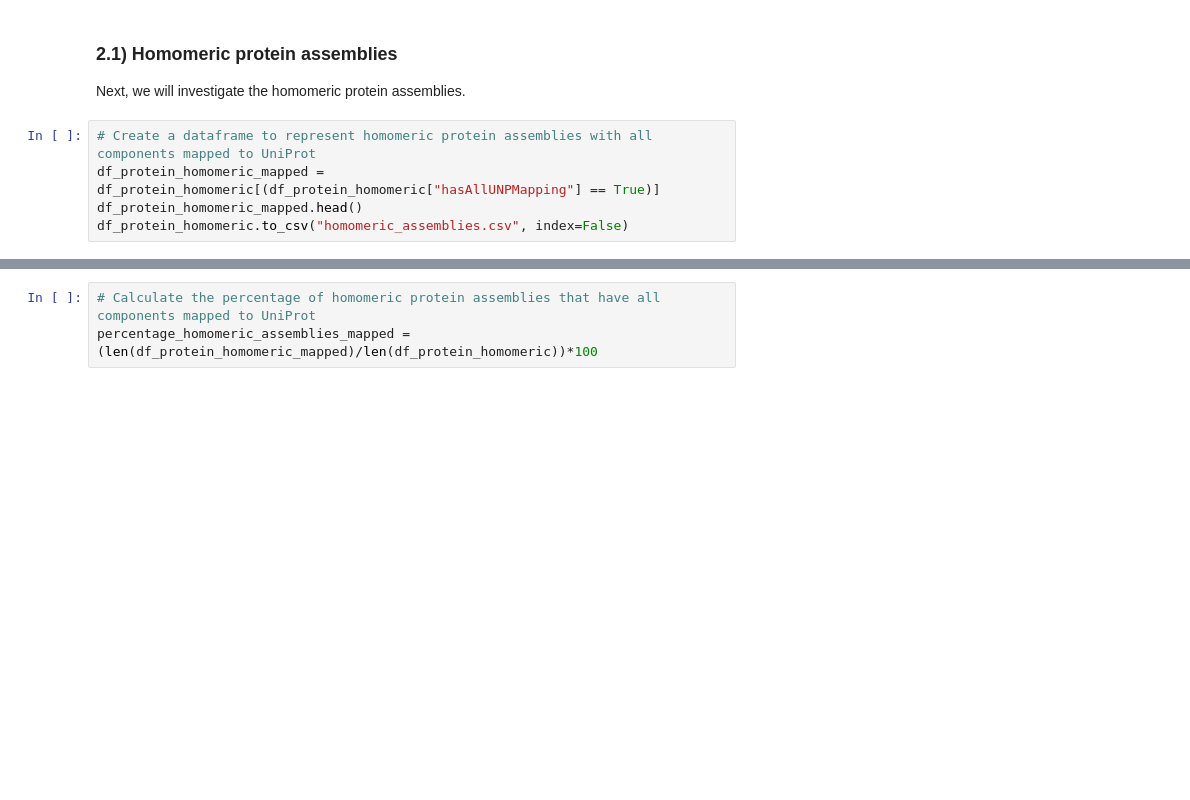
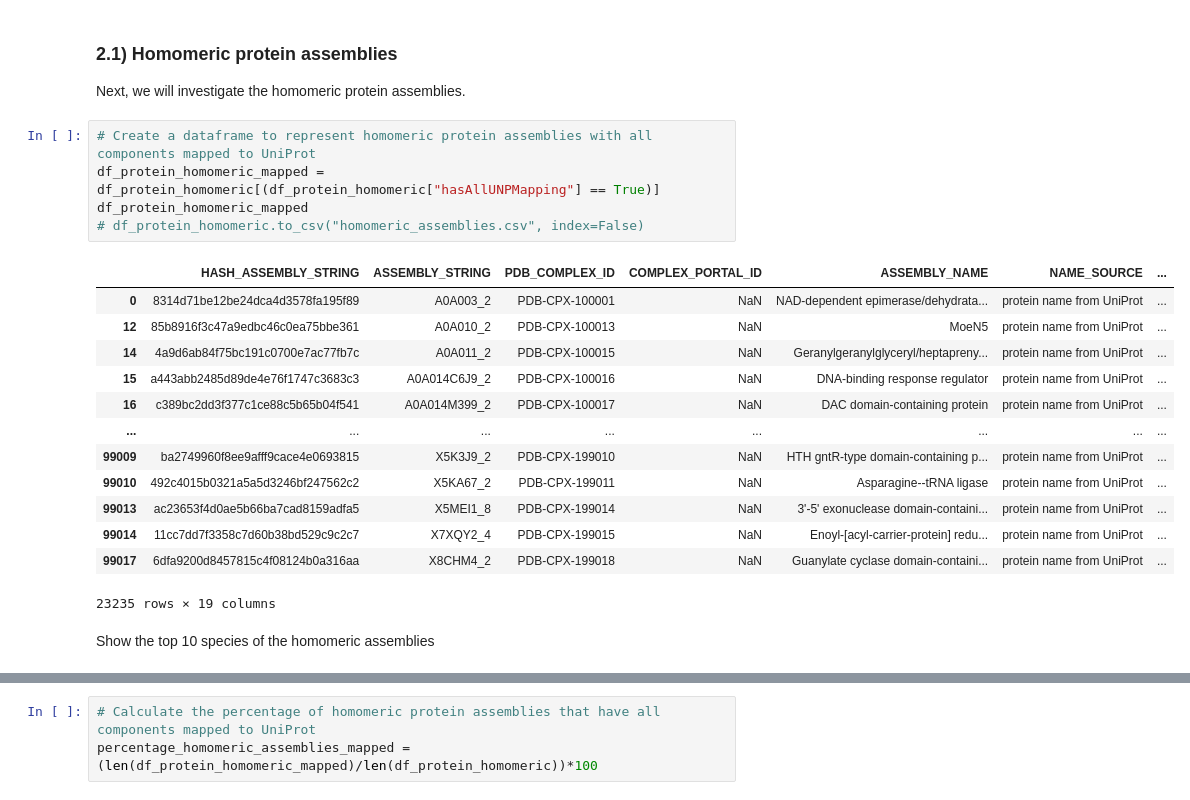
Before and after one commit to PDBe-KB/pdbe-assemblies-analysis, a Jupyter notebook: assemblies_analysis.ipynb, the cells around one changed output, grey strips where cells are left out. Saved outputs shown, nothing was run; the diff lists cells and outputs as text; blank space fills up the shorter version.

```diff
--- a/assemblies_analysis.ipynb
+++ b/assemblies_analysis.ipynb
@@ -305,5 +342,21 @@ Next, we will investigate the homomeric protein assemblies.
 # %%
 # Create a dataframe to represent homomeric protein assemblies with all components mapped to UniProt
 df_protein_homomeric_mapped = df_protein_homomeric[(df_protein_homomeric["hasAllUNPMapping"] == True)]
-df_protein_homomeric_mapped.head()
-df_protein_homomeric.to_csv("homomeric_assemblies.csv", index=False)
+df_protein_homomeric_mapped
+# df_protein_homomeric.to_csv("homomeric_assemblies.csv", index=False)
+# %% [output]
+|  | HASH_ASSEMBLY_STRING | ASSEMBLY_STRING | PDB_COMPLEX_ID | COMPLEX_PORTAL_ID | ASSEMBLY_NAME | NAME_SOURCE | ... |
+| 0 | 8314d71be12be24dca4d3578fa195f89 | A0A003_2 | PDB-CPX-100001 | NaN | NAD-dependent epimerase/dehydrata... | protein name from UniProt | ... |
+| 12 | 85b8916f3c47a9edbc46c0ea75bbe361 | A0A010_2 | PDB-CPX-100013 | NaN | MoeN5 | protein name from UniProt | ... |
+| 14 | 4a9d6ab84f75bc191c0700e7ac77fb7c | A0A011_2 | PDB-CPX-100015 | NaN | Geranylgeranylglyceryl/heptapreny... | protein name from UniProt | ... |
+| 15 | a443abb2485d89de4e76f1747c3683c3 | A0A014C6J9_2 | PDB-CPX-100016 | NaN | DNA-binding response regulator | protein name from UniProt | ... |
+| 16 | c389bc2dd3f377c1ce88c5b65b04f541 | A0A014M399_2 | PDB-CPX-100017 | NaN | DAC domain-containing protein | protein name from UniProt | ... |
+| ... | ... | ... | ... | ... | ... | ... | ... |
+| 99009 | ba2749960f8ee9afff9cace4e0693815 | X5K3J9_2 | PDB-CPX-199010 | NaN | HTH gntR-type domain-containing p... | protein name from UniProt | ... |
+| 99010 | 492c4015b0321a5a5d3246bf247562c2 | X5KA67_2 | PDB-CPX-199011 | NaN | Asparagine--tRNA ligase | protein name from UniProt | ... |
+| 99013 | ac23653f4d0ae5b66ba7cad8159adfa5 | X5MEI1_8 | PDB-CPX-199014 | NaN | 3'-5' exonuclease domain-containi... | protein name from UniProt | ... |
+| 99014 | 11cc7dd7f3358c7d60b38bd529c9c2c7 | X7XQY2_4 | PDB-CPX-199015 | NaN | Enoyl-[acyl-carrier-protein] redu... | protein name from UniProt | ... |
+| 99017 | 6dfa9200d8457815c4f08124b0a316aa | X8CHM4_2 | PDB-CPX-199018 | NaN | Guanylate cyclase domain-containi... | protein name from UniProt | ... |
+23235 rows × 19 columns
+# %% [markdown]
+Show the top 10 species of the homomeric assemblies
```
Also changed, not shown: parts of 19 cells of this notebook.
